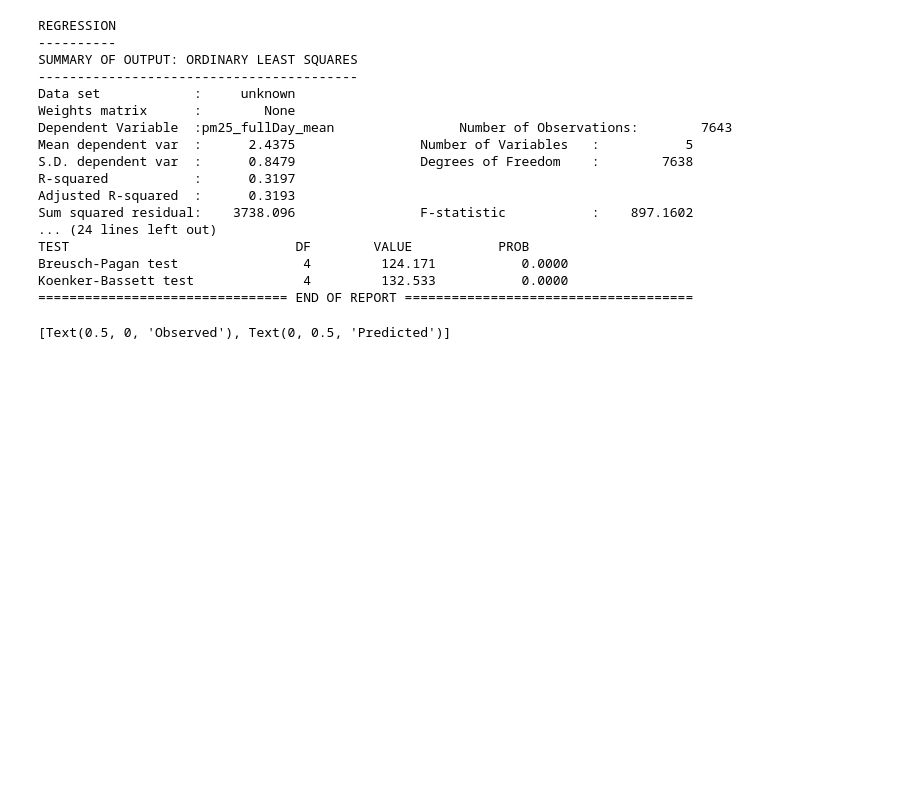
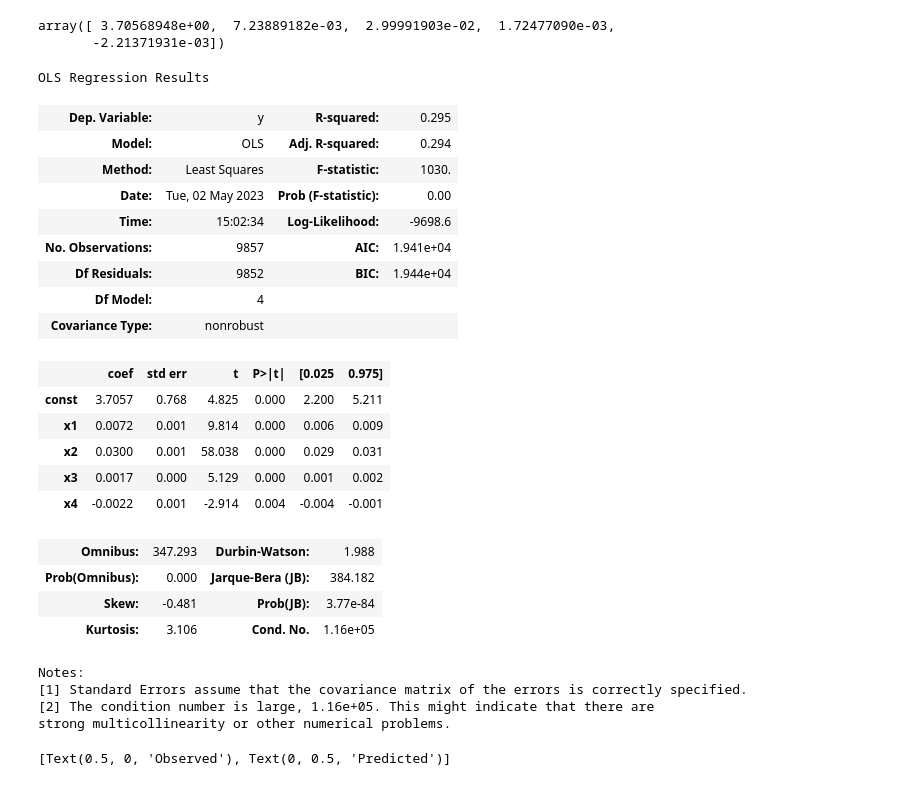
Before and after one commit to RTGS-Lab/QualityAirQualityCities, a Jupyter notebook: arcpy/Modeling/2_Regression.ipynb, the cells around one changed output. Cells and saved outputs as stored; diff of their text form; code cells hidden in the pictures; blank space fills up the shorter version.

Commit message:
Update 2_Regression.ipynb
Using Statsmodels for exploratory regression

```diff
--- a/arcpy/Modeling/2_Regression.ipynb
+++ b/arcpy/Modeling/2_Regression.ipynb
@@ -106,8 +105,8 @@ array([10,  2, 11, 12,  3,  1,  9,  4])
 # %%
 y = no_nans.pm25_fullDay_mean
 
-x_names = ['humidity', 'pm25_fullDay_mean_yesterday',
-           'temperature', 'pressure',
+x_names = ['humidity_fullDay_mean', 'pm25_fullDay_mean_yesterday',
+           'temperature_fullDay_mean', 'pressure_fullDay_mean',
            # 'idwSum_facilities', 'idwSum_traffic'
     ]
 X = no_nans[x_names]
@@ -151,23 +137,40 @@ m1 = spreg.OLS(
-# %%
-print(m1.summary)
-# %% [output]
-REGRESSION
-----------
-SUMMARY OF OUTPUT: ORDINARY LEAST SQUARES
------------------------------------------
-Data set            :     unknown
-Weights matrix      :        None
-Dependent Variable  :pm25_fullDay_mean                Number of Observations:        7643
-Mean dependent var  :      2.4375                Number of Variables   :           5
-S.D. dependent var  :      0.8479                Degrees of Freedom    :        7638
-R-squared           :      0.3197
-Adjusted R-squared  :      0.3193
-Sum squared residual:    3738.096                F-statistic           :    897.1602
-... (24 lines left out)
-TEST                             DF        VALUE           PROB
-Breusch-Pagan test                4         124.171           0.0000
-Koenker-Bassett test              4         132.533           0.0000
-================================ END OF REPORT =====================================
+# %%
+# Try OLS?
+
+X = sm.add_constant(X.values) # Need to add a constant to make it work
+model = sm.OLS(new_y.values,X)
+results = model.fit()
+results.params
+# %% [output]
+array([ 3.70568948e+00,  7.23889182e-03,  2.99991903e-02,  1.72477090e-03,
+       -2.21371931e-03])
+# %%
+results.summary()
+# %% [output]
+OLS Regression Results
+| Dep. Variable: | y | R-squared: | 0.295 |
+| Model: | OLS | Adj. R-squared: | 0.294 |
+| Method: | Least Squares | F-statistic: | 1030. |
+| Date: | Tue, 02 May 2023 | Prob (F-statistic): | 0.00 |
+| Time: | 15:02:34 | Log-Likelihood: | -9698.6 |
+| No. Observations: | 9857 | AIC: | 1.941e+04 |
+| Df Residuals: | 9852 | BIC: | 1.944e+04 |
+| Df Model: | 4 |  |  |
+| Covariance Type: | nonrobust |  |  |
+|  | coef | std err | t | P>|t| | [0.025 | 0.975] |
+| const | 3.7057 | 0.768 | 4.825 | 0.000 | 2.200 | 5.211 |
+| x1 | 0.0072 | 0.001 | 9.814 | 0.000 | 0.006 | 0.009 |
+| x2 | 0.0300 | 0.001 | 58.038 | 0.000 | 0.029 | 0.031 |
+| x3 | 0.0017 | 0.000 | 5.129 | 0.000 | 0.001 | 0.002 |
+| x4 | -0.0022 | 0.001 | -2.914 | 0.004 | -0.004 | -0.001 |
+| Omnibus: | 347.293 | Durbin-Watson: | 1.988 |
+| Prob(Omnibus): | 0.000 | Jarque-Bera (JB): | 384.182 |
+| Skew: | -0.481 | Prob(JB): | 3.77e-84 |
+| Kurtosis: | 3.106 | Cond. No. | 1.16e+05 |
+Notes:
+[1] Standard Errors assume that the covariance matrix of the errors is correctly specified.
+[2] The condition number is large, 1.16e+05. This might indicate that there are
+strong multicollinearity or other numerical problems.
 # %%
 plot_df = no_nans.copy()
 
```
Also changed, not shown: parts of 10 cells of this notebook.
